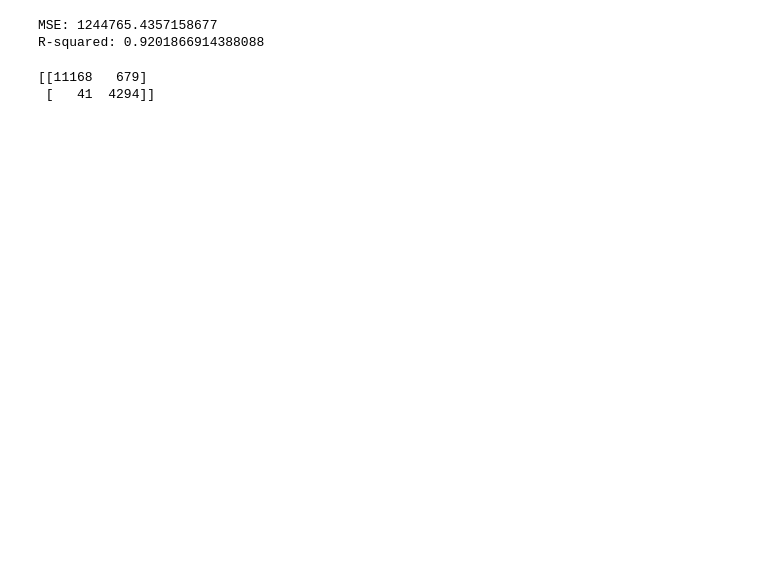
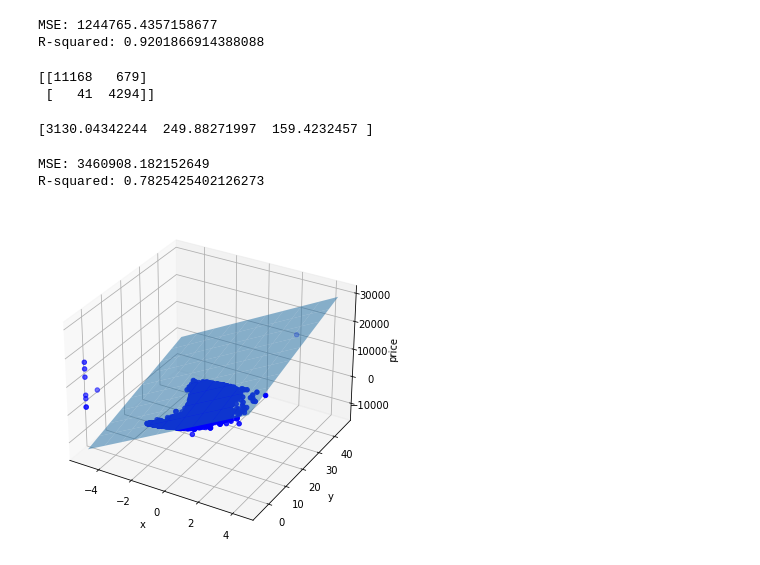
Before and after one commit to whats2000/coding-stuff-I-make-from-learning, a Jupyter notebook: Pythons/others/Team Project/project.ipynb, the cells around one changed output. Cells and saved outputs as stored; diff of their text form; code cells hidden in the pictures; blank space fills up the shorter version.

```diff
--- a/Pythons/others/Team Project/project.ipynb
+++ b/Pythons/others/Team Project/project.ipynb
@@ -134,3 +139,55 @@ print(conf_mat)
 # %% [output]
 [[11168   679]
  [   41  4294]]
+# %%
+# 建立 Linear Regression 模型
+model = LinearRegression()
+
+# 分離自變數和因變數
+X = scaler.fit_transform(df[['x', 'y', 'z']], df['price'])
+y = df['price']
+
+# 在訓練集上進行模型訓練
+model.fit(X, y)
+
+# 輸出迴歸係數
+print(model.coef_)
+# %% [output]
+[3130.04342244  249.88271997  159.4232457 ]
+# %%
+# 預測測試集資料
+y_pred = model.predict(X)
+
+# 計算MSE
+mse = mean_squared_error(y, y_pred)
+print("MSE:", mse)
+
+# 計算R-squared
+r2 = r2_score(y, y_pred)
+print("R-squared:", r2)
+# %% [output]
+MSE: 3460908.182152649
+R-squared: 0.7825425402126273
+# %%
+
+# 繪製散佈圖
+fig = plt.figure(figsize=(10, 6))
+ax = fig.add_subplot(111, projection='3d')
+ax.scatter(X[:, 0], X[:, 1], y, color='blue')
+
+# 繪製回歸平面
+x1 = np.linspace(X[:, 0].min(), X[:, 0].max(), 10)
+x2 = np.linspace(X[:, 1].min(), X[:, 1].max(), 10)
+x1, x2 = np.meshgrid(x1, x2)
+z = model.intercept_ + model.coef_[0]*x1 + model.coef_[1]*x2
+ax.plot_surface(x1, x2, z, alpha=0.5)
+
+# 設置坐標軸標籤
+ax.set_xlabel('x')
+ax.set_ylabel('y')
+ax.set_zlabel('price')
+
+# 顯示圖形
+plt.show()
+# %% [output]
+[figure, added]
```
Also changed, not shown: parts of 2 cells of this notebook, 1 other file.
